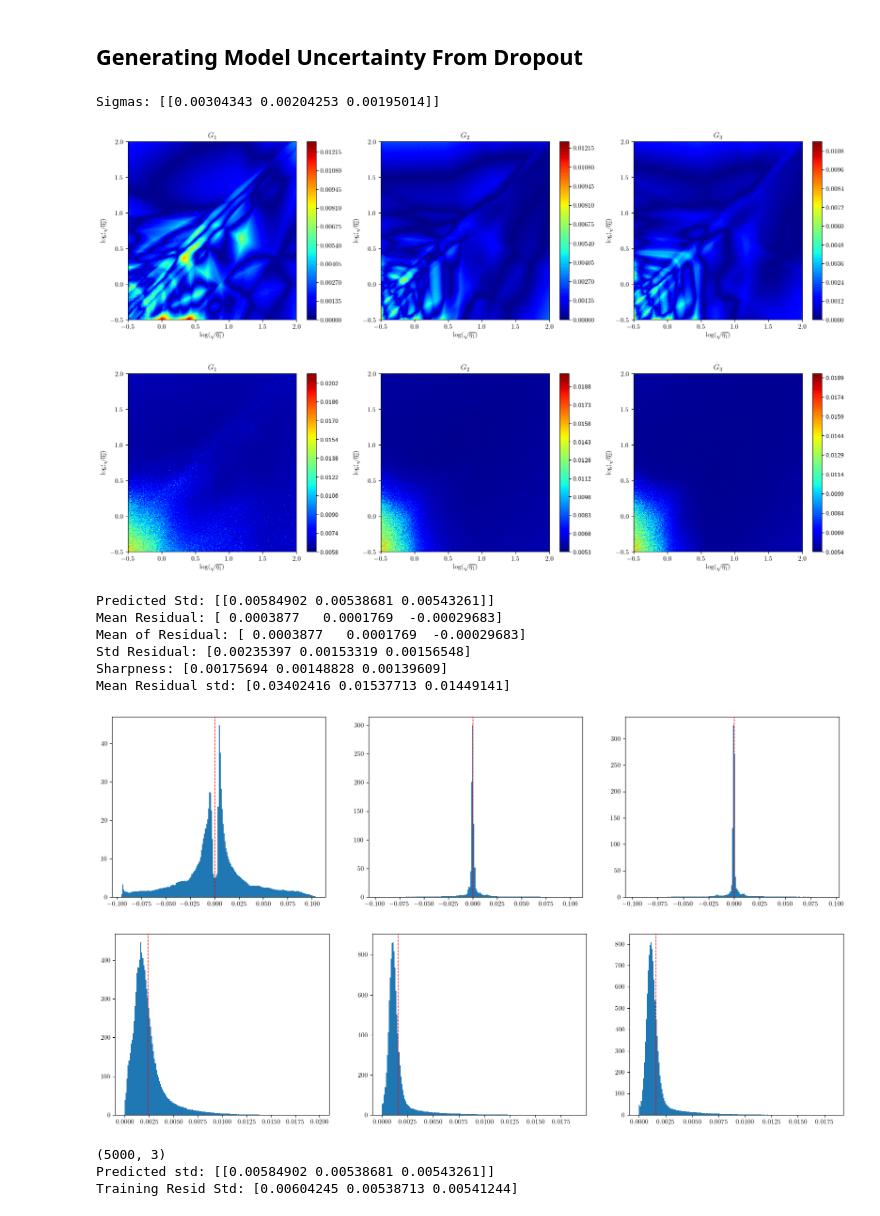
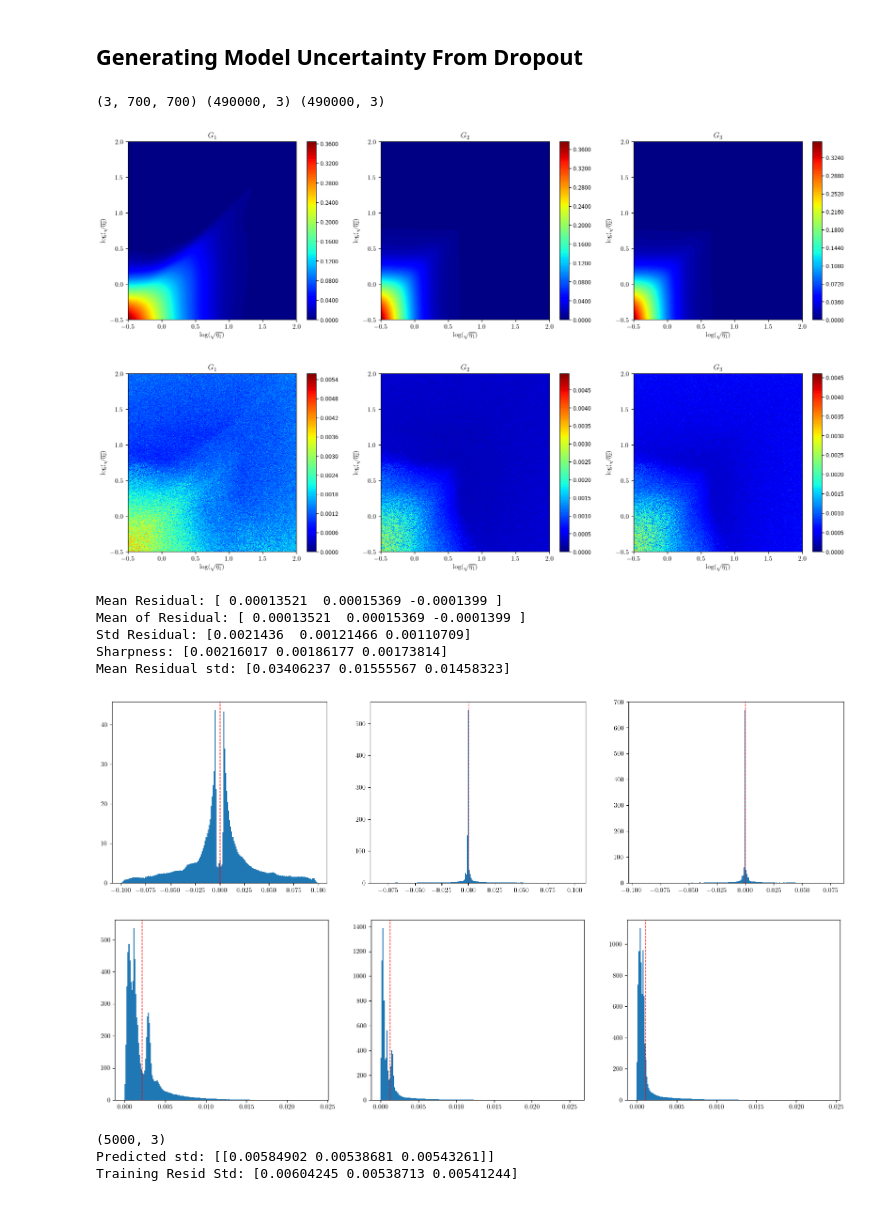
Before and after one commit to Crashprn/UncertaintyQuantification, a Jupyter notebook: Notebooks/MCDropout_Train.ipynb, the cells around one changed output. Saved outputs shown, nothing was run; the diff lists cells and outputs as text; code cells hidden in the pictures.

Commit message:
Added local Gpytorch train

```diff
--- a/Notebooks/MCDropout_Train.ipynb
+++ b/Notebooks/MCDropout_Train.ipynb
@@ -118,9 +123,10 @@ train_params = {
 net_name = chkpt_prefix + 'MCD1'
 
 callbacks = [
-        EarlyStopping(patience=15, threshold=0.000001, threshold_mode='abs', monitor='valid_loss', lower_is_better=True),
-        Checkpoint(monitor='valid_loss_best', f_params=net_name+'.pt', dirname=chkpt_dir),
-        LRScheduler(policy=ReduceLROnPlateau, monitor='valid_loss', factor=0.5, patience=5, threshold=0.000001, threshold_mode='abs', mode='min')
+        EarlyStopping(patience=15, threshold=0.000001, threshold_mode='abs', monitor='valid_mse_loss', lower_is_better=True),
+        Checkpoint(monitor='valid_mse_loss', f_params=net_name+'.pt', dirname=chkpt_dir),
+        LRScheduler(policy=ReduceLROnPlateau, monitor='valid_loss', factor=0.5, patience=5, threshold=0.000001, threshold_mode='abs', mode='min'),
+        BatchScoring(scoring=valid_score, lower_is_better=True, on_train=False, name='valid_mse_loss'),
 ]
 train_params['callbacks'] = callbacks
 
@@ -152,7 +157,0 @@ Stopping since valid_loss has not improved in the last 15 epochs.
-# %%
-sigmas = net.module.sigma.detach().cpu().numpy()
-
-sigmas = sigmas * y_scaler.scale_  # Scale back to original scale
-#sigmas = np.sqrt(np.exp(sigmas))* y_scaler.scale_  # Scale back to original scale
-
-print(sigmas)
@@ -161,8 +158,8 @@ print(sigmas)
 # %% [markdown]
 ## Reinitializing Trained Model
 # %%
-dir_prefix = 'Aleatoric_Low_5k'
-chkpt_prefix = 'Regular_Aleatoric_5k'
+dir_prefix = 'Resid_Hetero_5k'
+chkpt_prefix = 'Regular_Resid_5k'
 chkpt_dir = '../Model_Checkpoints/MCD/' + dir_prefix + '/'
 data_dir = '../data/MCD/' + dir_prefix + '/'
 net = create_skorch_model(TurbulenceNetwork, NeuralNetRegressor, net_params, train_params)
@@ -231,9 +228,7 @@ for i in range(T):
             batches_pred[j] = net.module(input, noise=False).cpu().detach().numpy()
     if "out_noise" in net_params and net_params["out_noise"] == "heteroscedastic":
         stds[i] = batch_std.reshape(dim*dim, 3)
-        predictions[i] = batches_pred.reshape(dim*dim, 3)
-    else:
-        predictions[i] = y_scaler.inverse_transform(batches_pred.reshape(dim*dim, 3))
+    predictions[i] = y_scaler.inverse_transform(batches_pred.reshape(dim*dim, 3))
 # %%
 mean_pred = np.mean(predictions, axis=0)
 
@@ -245,21 +240,21 @@ if "out_noise" in net_params and net_params["out_noise"] == "homoscedastic":
     std_pred = np.sqrt(std_pred**2 + sigmas**2)
     np.savetxt(data_dir + chkpt_prefix + '_Sigmas.csv', sigmas, delimiter=',')
 if "out_noise" in net_params and net_params["out_noise"] == "heteroscedastic":
-    obs_noise = stds.mean(axis=0)
-    obs_noise = np.mean(obs_noise, axis=0)
-    print(f"Obs noise: {obs_noise}")
+    obs_noise = np.sqrt((stds * y_scaler.scale_**2).mean(axis=0))
+    np.savetxt(data_dir + chkpt_prefix + '_Obs_Noise.csv', obs_noise, delimiter=',')
 
 np.savetxt(data_dir + chkpt_prefix + '_Pred_Mean.csv', mean_pred, delimiter=',')
 np.savetxt(data_dir + chkpt_prefix + '_Pred_Std.csv', std_pred, delimiter=',')
-# %% [output]
-Sigmas: [[0.00304343 0.00204253 0.00195014]]
 # %%
-plot_heat_map_loss(x_grid, y_grid, target, mean_pred.T.reshape(3, dim, dim))
+print(target.shape, mean_pred.shape, std_pred.shape)
+
+plot_heat_map_3D(x_grid, y_grid, np.abs(target -mean_pred.T.reshape(3, dim, dim)), title="MC Dropout Mean Prediction", sup_title=False)
 
 plot_heat_map_3D(x_grid, y_grid, std_pred.T.reshape(3, dim, dim), title="MC Dropout Standard Deviation", sup_title=False)
 # %% [output]
+(3, 700, 700) (490000, 3) (490000, 3)
-[figure, old version]
+[figure, new version]
-[figure, old version]
+[figure, new version]
 # %%
 mean_resid = mean_pred - target.T.reshape(-1, 3)
 resid = predictions - target.T.reshape(-1, 3)
@@ -268,7 +263,7 @@ resid_std = np.std(resid, axis=0)
 resid_mean = np.mean(resid, axis=0)
 mean_resid_std = np.std(mean_resid, axis=0)
 
-print(f"Predicted Std: {sigmas}")
+#print(f"Predicted Std: {sigmas}")
 print(f"Mean Residual: {np.mean(mean_resid, axis=0)}")
 print(f"Mean of Residual: {np.mean(resid_mean, axis=0)}")
 print(f"Std Residual: {np.mean(resid_std, axis=0)}")
@@ -297,14 +292,13 @@ ax[2].axvline(resid_std[:, 2].mean(), color='r', linestyle='dashed', linewidth=1
 
 plt.show()
 # %% [output]
-Predicted Std: [[0.00584902 0.00538681 0.00543261]]
-Mean Residual: [ 0.0003877   0.0001769  -0.00029683]
-Mean of Residual: [ 0.0003877   0.0001769  -0.00029683]
-Std Residual: [0.00235397 0.00153319 0.00156548]
-Sharpness: [0.00175694 0.00148828 0.00139609]
-Mean Residual std: [0.03402416 0.01537713 0.01449141]
+Mean Residual: [ 0.00013521  0.00015369 -0.0001399 ]
+Mean of Residual: [ 0.00013521  0.00015369 -0.0001399 ]
+Std Residual: [0.0021436  0.00121466 0.00110709]
+Sharpness: [0.00216017 0.00186177 0.00173814]
+Mean Residual std: [0.03406237 0.01555567 0.01458323]
-[figure, old version]
+[figure, new version]
-[figure, old version]
+[figure, new version]
 # %%
 preds_train = net.module(x_train.to(device), False).cpu().detach().numpy()
 preds_train = y_scaler.inverse_transform(preds_train)
```
Also changed, not shown: parts of 6 cells of this notebook, 13 other files.
